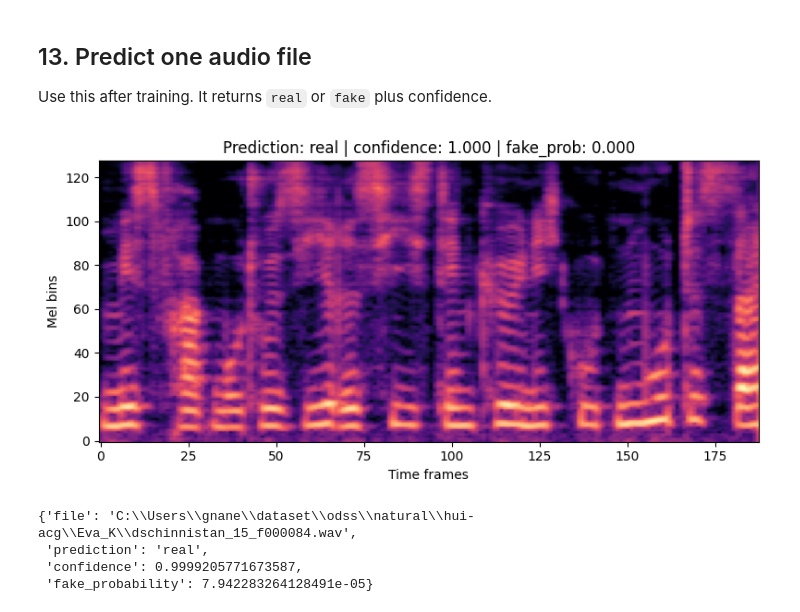
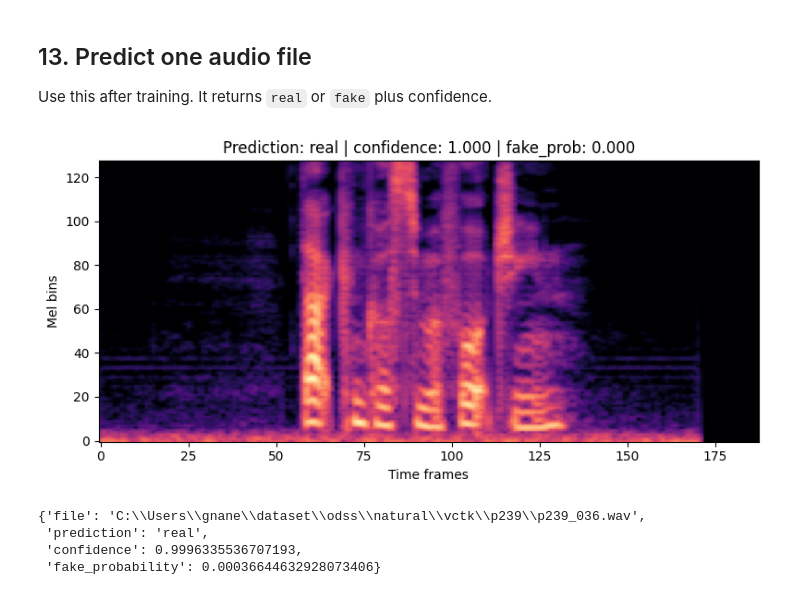
Before and after one commit to gnaneshreddyy/tam-project, a Jupyter notebook: audio_deepfake_detector_odss_v1.ipynb, the cells around one changed output. Drawn from its saved outputs; the diff is of its cells as text; code cells hidden in the pictures.

```diff
--- a/audio_deepfake_detector_odss_v1.ipynb
+++ b/audio_deepfake_detector_odss_v1.ipynb
@@ -581,36 +539,36 @@ def predict_single_audio(audio_path, threshold=0.5, show_spectrogram=True):
 
     spec = audio_to_logmel(str(audio_path))
     x = torch.tensor(spec).unsqueeze(0).unsqueeze(0).to(device)
 
     model.eval()
     with torch.no_grad():
         logits = model(x)
         fake_probability = torch.softmax(logits, dim=1)[0, 1].item()
 
     label = "fake" if fake_probability >= threshold else "real"
     confidence = fake_probability if label == "fake" else 1.0 - fake_probability
 
     if show_spectrogram:
         plt.figure(figsize=(8, 4))
         plt.imshow(spec, origin="lower", aspect="auto", cmap="magma")
         plt.title(f"Prediction: {label} | confidence: {confidence:.3f} | fake_prob: {fake_probability:.3f}")
         plt.xlabel("Time frames")
         plt.ylabel("Mel bins")
         plt.tight_layout()
         plt.show()
 
     return {
         "file": str(audio_path),
         "prediction": label,
         "confidence": confidence,
         "fake_probability": fake_probability,
     }
 
 # Example:
-predict_single_audio(r"C:\Users\gnane\dataset\odss\natural\hui-acg\Eva_K\dschinnistan_15_f000084.wav")
+predict_single_audio(r"C:\Users\gnane\dataset\odss\natural\vctk\p239\p239_036.wav")
 # %% [output]
-[figure, old version]
+[figure, new version]
-{'file': 'C:\\Users\\gnane\\dataset\\odss\\natural\\hui-acg\\Eva_K\\dschinnistan_15_f000084.wav',
+{'file': 'C:\\Users\\gnane\\dataset\\odss\\natural\\vctk\\p239\\p239_036.wav',
  'prediction': 'real',
- 'confidence': 0.9999205771673587,
- 'fake_probability': 7.942283264128491e-05}
+ 'confidence': 0.9996335536707193,
+ 'fake_probability': 0.00036644632928073406}
```
Also changed, not shown: parts of 13 cells of this notebook, 1 other file.
